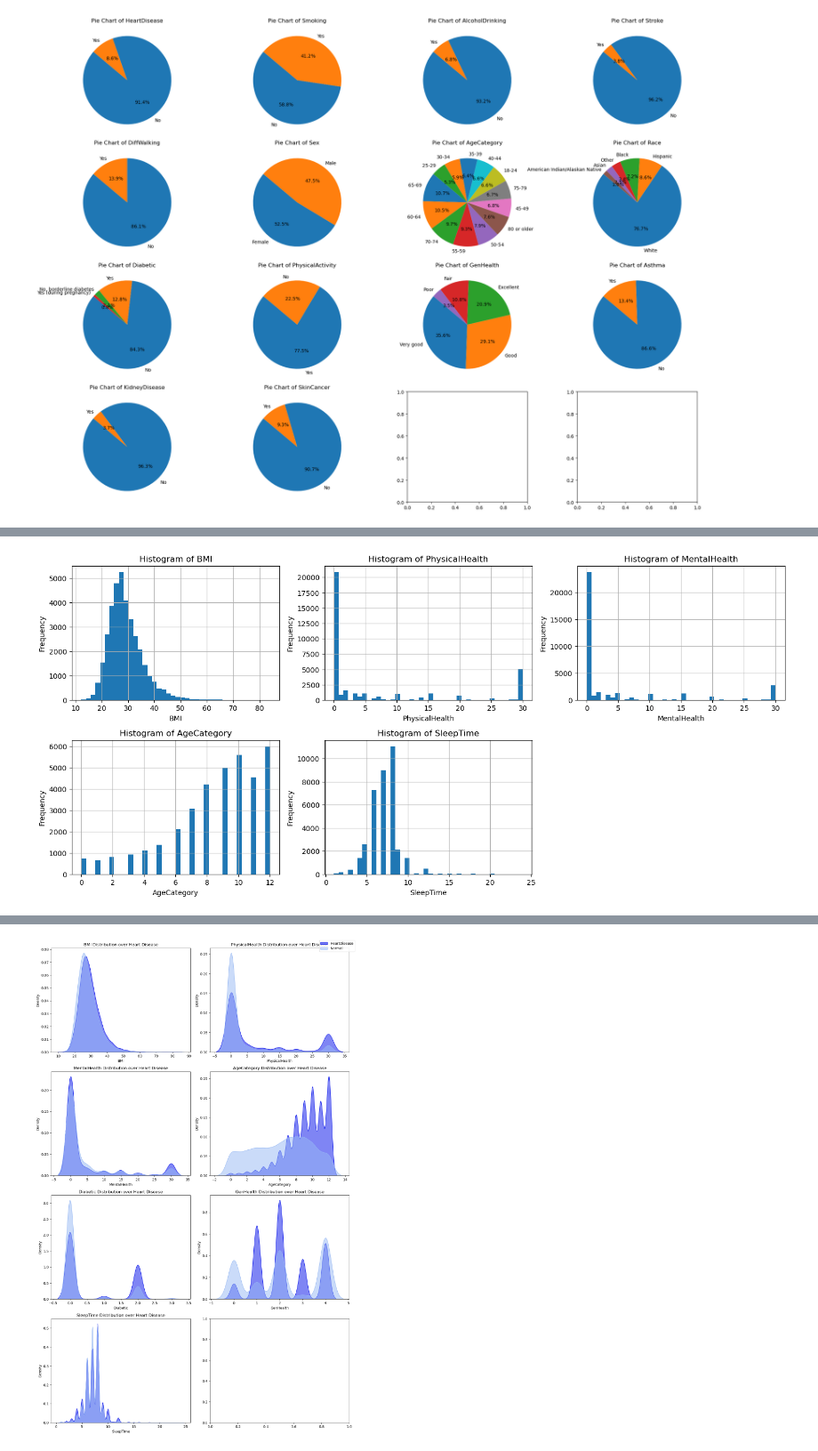
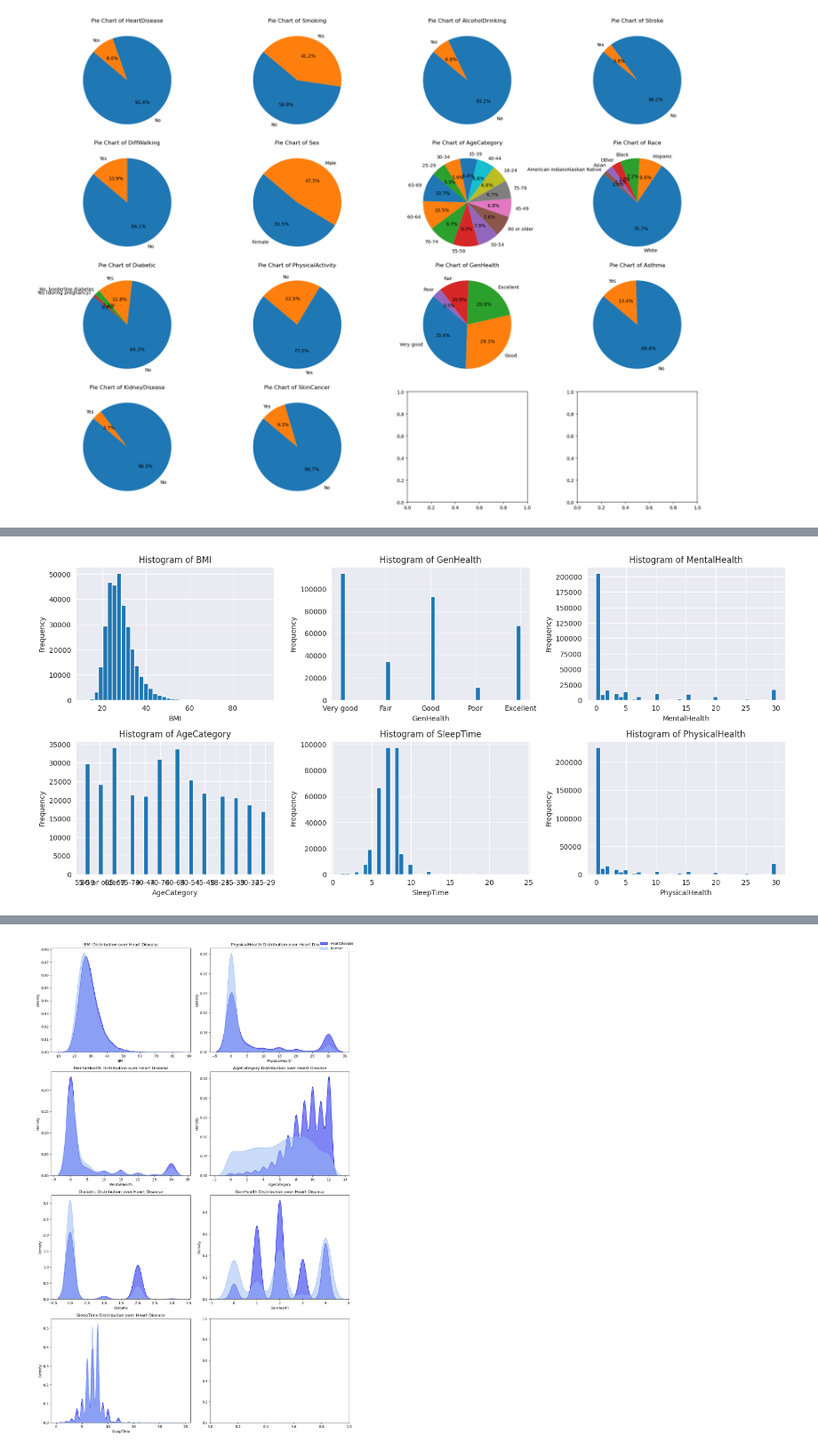
Before and after one commit to Tomas-Deane/EPIC3REAL, a Jupyter notebook: EPIC3.ipynb, the cells around one changed output, grey strips where cells are left out. Shown at 89% size. Cells and saved outputs as stored; diff of their text form; code cells hidden in the pictures.

```diff
--- a/EPIC3.ipynb
+++ b/EPIC3.ipynb
@@ -108,7 +114,8 @@ plt.show()
 # %%
 import matplotlib.pyplot as plt
 
-categorical_features = ['HeartDisease', 'Smoking', 'AlcoholDrinking', 'Stroke', 'DiffWalking', 'Sex', 'AgeCategory', 'Race', 'Diabetic', 'PhysicalActivity', 'GenHealth', 'Asthma', 'KidneyDisease', 'SkinCancer']
+categorical_features = ['HeartDisease', 'Smoking', 'AlcoholDrinking', 'Stroke', 'DiffWalking', 'Sex', 'AgeCategory',
+                        'Race', 'Diabetic', 'PhysicalActivity', 'GenHealth', 'Asthma', 'KidneyDisease', 'SkinCancer']
 fig, axes = plt.subplots(nrows=4, ncols=4, figsize=(20, 15))
 
 for i, feature in enumerate(categorical_features):
@@ -124,23 +138,23 @@ plt.show()
 # %%
-labels_of_interest = [ 'BMI', 'PhysicalHealth', 'MentalHealth', 'AgeCategory', 'SleepTime']
+labels_of_interest = ['BMI', 'GenHealth', 'MentalHealth', 'AgeCategory', 'SleepTime', 'PhysicalHealth']
 
 num_plots = len(labels_of_interest)
 num_cols = 3
 num_rows = 3
 
 fig, axes = plt.subplots(num_rows, num_cols, figsize=(15, 10))
 axes = axes.flatten()
 
 for i, label in enumerate(labels_of_interest):
-    df[label].hist(bins=40, ax=axes[i])
+    df_raw[label].hist(bins=40, ax=axes[i])
     axes[i].set_title(f'Histogram of {label}')
     axes[i].set_xlabel(label)
     axes[i].set_ylabel('Frequency')
 
 for i in range(num_plots, num_rows * num_cols):
     fig.delaxes(axes[i])
 
 plt.tight_layout()
 plt.show()
 # %% [output]
-[figure, old version]
+[figure, new version]
```
Also changed, not shown: parts of 29 cells of this notebook.
